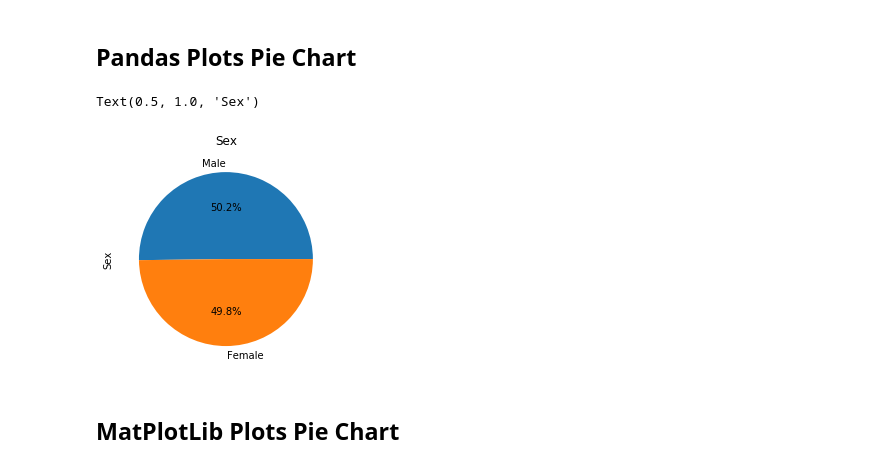
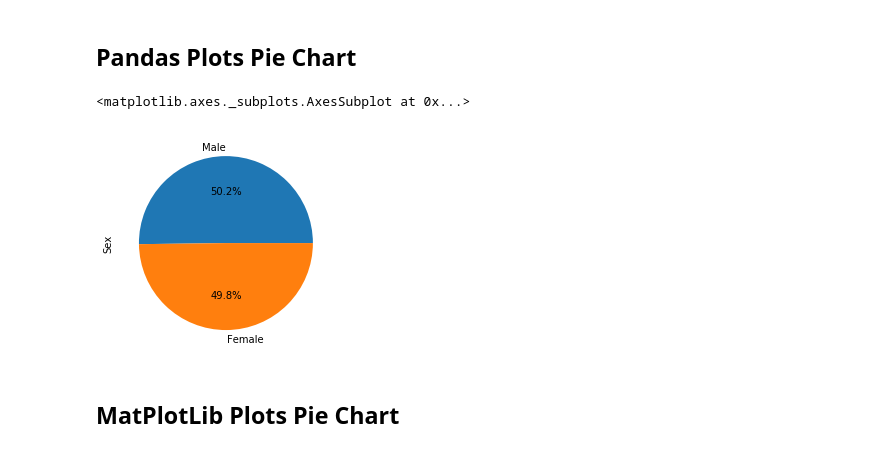
Before and after one commit to PanaratDuke/pymaceuticals, a Jupyter notebook: Pymaceuticals.ipynb, the cells around one changed output. Drawn from its saved outputs; the diff is of its cells as text; code cells hidden in the pictures.

```diff
--- a/Pymaceuticals.ipynb
+++ b/Pymaceuticals.ipynb
@@ -148,15 +147,14 @@ plt.show()
 # %%
 #-Showing the distribution of female VS male mice
 #--Collect data
 mouse_gender = mouse_metadata['Sex'].value_counts()
 mouse_gender
 
 #--Plot pie chart using pandas
 mouse_gender.plot(kind='pie',autopct='%1.1f%%')
-plt.title("Sex")
 # %% [output]
-Text(0.5, 1.0, 'Sex')
+<matplotlib.axes._subplots.AxesSubplot at 0x...>
-[figure, old version]
+[figure, new version]
 # %% [markdown]
 ## MatPlotLib Plots Pie Chart
 # %%
```
Also changed, not shown: parts of 6 cells of this notebook, 1 other file.
